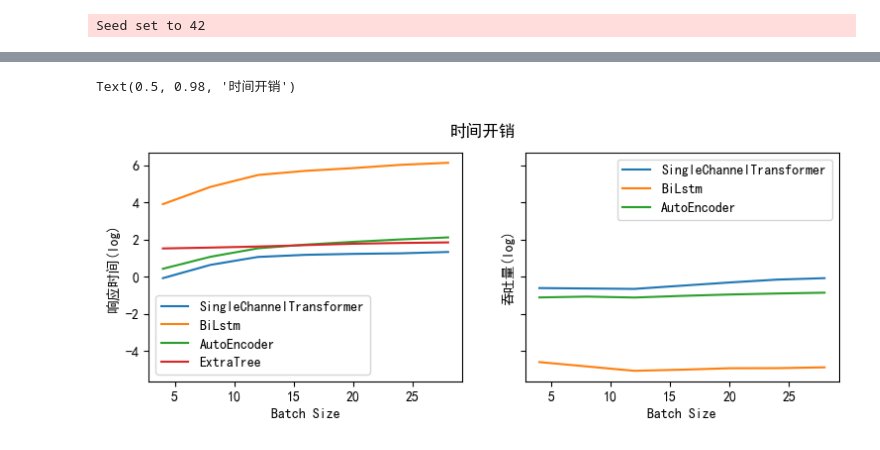
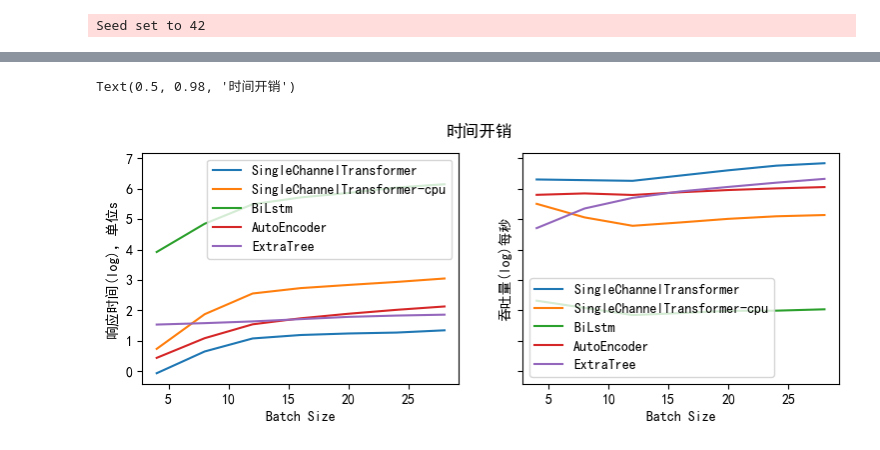
Before and after one commit to coldwindx/Jack, a Jupyter notebook: notebook/资源占用分析.ipynb, the cells around one changed output, grey strips where cells are left out. Drawn from its saved outputs; the diff is of its cells as text; code cells hidden in the pictures.

```diff
--- a/notebook/资源占用分析.ipynb
+++ b/notebook/资源占用分析.ipynb
@@ -136,35 +138,39 @@ t_transformer = [934.7162742614746, 1911.4823760986328, 2932.9712677001953, 3285
 t_deepran = [50411.755126953125, 127691.78759765625, 242284.732421875, 303498.513671875, 351470.556640625, 419730.6953125, 468433.408203125]
 t_deepguard = [1549.4786529541016, 2958.3955688476562, 4669.412567138672, 5690.229156494141, 6613.483642578125, 7521.523284912109, 8401.05859375]
 t_extratree = [4632.678314208984, 4853.6942138671875, 5137.10400390625, 5537.635192871094, 5968.170166015625, 6227.828796386719, 6414.866180419922]
+t_transformer_cpu = [2082.765884399414, 6510.639831542969, 12873.308471679688, 15364.985534667969, 17058.03759765625, 18825.604614257812, 21080.634399414062]
 
 def throughput(times):
     return [batch_size * 128 * 1000 / t for t, batch_size in zip(times, range(4, 32, 4))]
 # %%
 ### 绘制
 import numpy as np
 import matplotlib.pyplot as plt
 
 plt.get_cmap("Set3")
 plt.rcParams['font.sans-serif']=['SimHei']
 plt.rcParams['axes.unicode_minus'] =False
 fig, axs = plt.subplots(1, 2, figsize=(9, 3), sharey=True)
 
 axs[0].set_xlabel("Batch Size")
-axs[0].set_ylabel("响应时间(log)")
+axs[0].set_ylabel("响应时间(log)，单位s")
 axs[0].plot(x, np.log(np.array(t_transformer) / 1000), label="SingleChannelTransformer")
+axs[0].plot(x, np.log(np.array(t_transformer_cpu) / 1000), label="SingleChannelTransformer-cpu")
 axs[0].plot(x, np.log(np.array(t_deepran) / 1000), label="BiLstm")
 axs[0].plot(x, np.log(np.array(t_deepguard) / 1000), label="AutoEncoder")
 axs[0].plot(x, np.log(np.array(t_extratree) / 1000), label="ExtraTree")
 axs[0].legend()
 
 axs[1].set_xlabel("Batch Size")
-axs[1].set_ylabel("吞吐量(log)")
+axs[1].set_ylabel("吞吐量(log)每秒")
 axs[1].plot(x, np.log(throughput(t_transformer)), label="SingleChannelTransformer")
+axs[1].plot(x, np.log(throughput(t_transformer_cpu)), label="SingleChannelTransformer-cpu")
 axs[1].plot(x, np.log(throughput(t_deepran)), label="BiLstm")
 axs[1].plot(x, np.log(throughput(t_deepguard)), label="AutoEncoder")
+axs[1].plot(x, np.log(throughput(t_extratree)), label="ExtraTree")
 axs[1].legend()
 
 fig.suptitle('时间开销')
 # %% [output]
 Text(0.5, 0.98, '时间开销')
-[figure, old version]
+[figure, new version]
```
Also changed, not shown: parts of 1 cell of this notebook, 1 other file.
